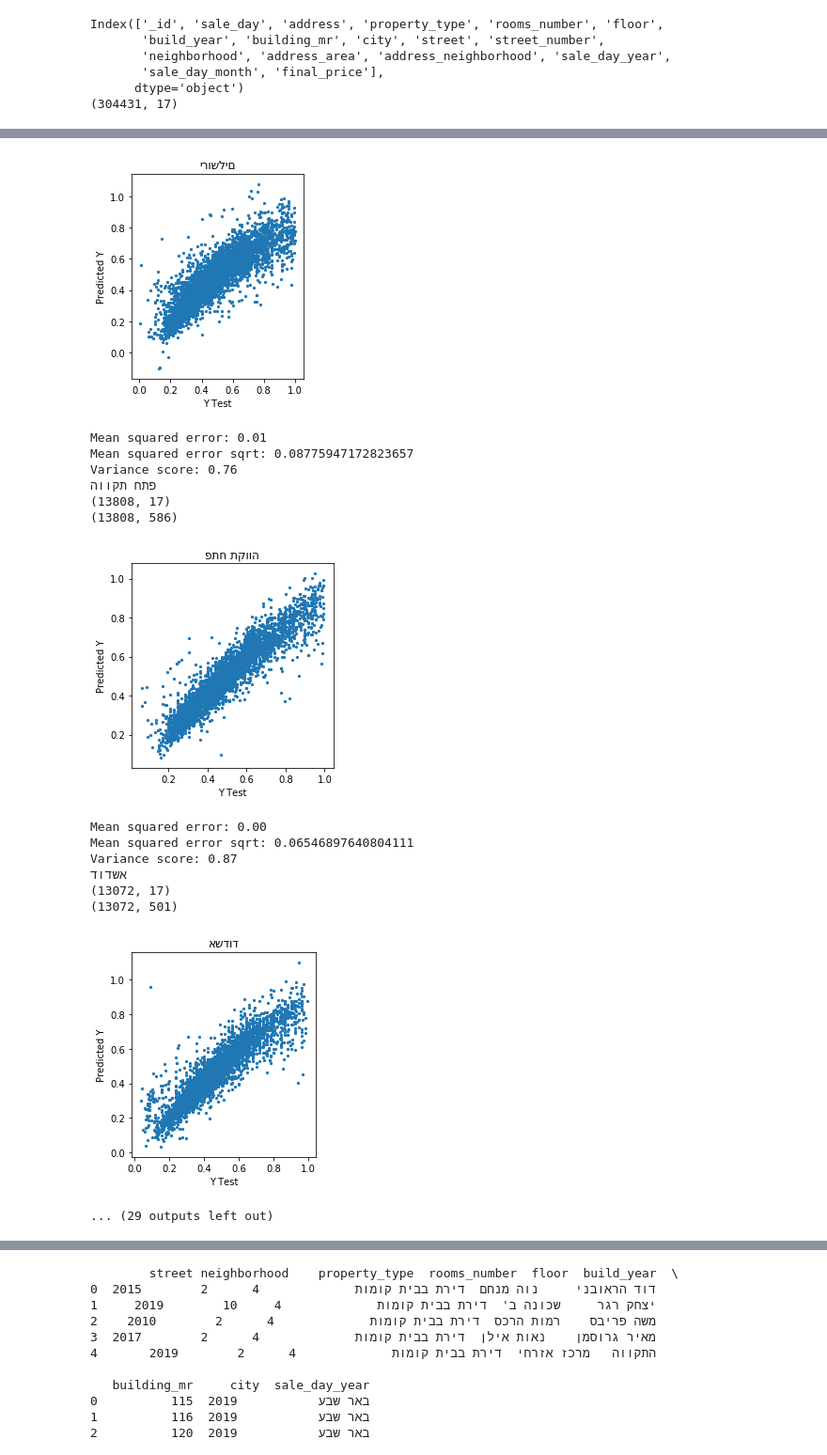
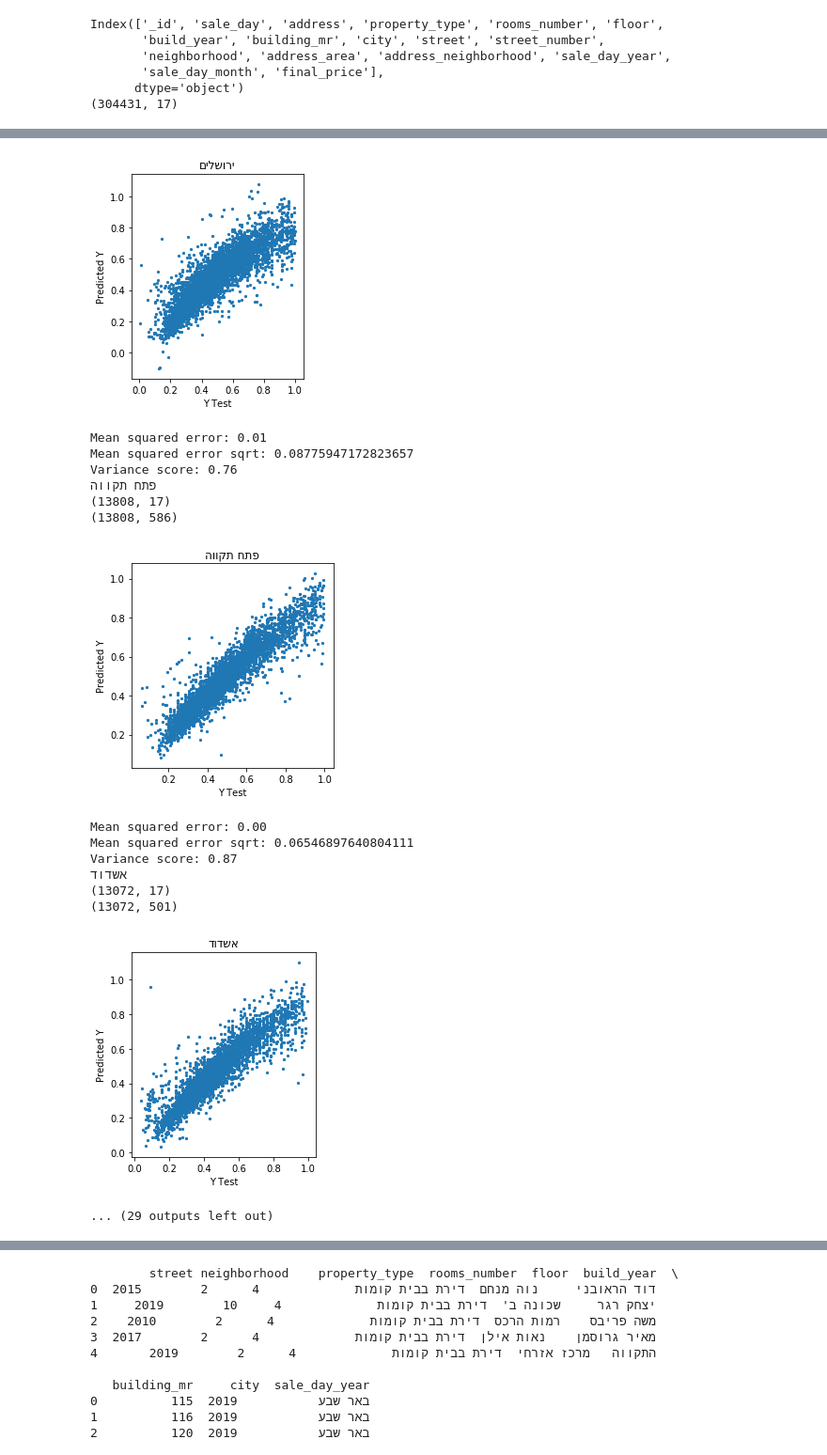
Before and after one commit to barzrcom/final-project, a Jupyter notebook: src/ml/ml/deals_regression.ipynb, the cells around one changed output, grey strips where cells are left out. Shown at 94% size. Cells and saved outputs as stored; diff of their text form; code cells hidden in the pictures.

Commit message:
use python-bidi package for plt titles

```diff
--- a/src/ml/ml/deals_regression.ipynb
+++ b/src/ml/ml/deals_regression.ipynb
@@ -117,7 +118,7 @@ for city in cities.keys():
 
     predictions = lm.predict(X_test)
     plt.scatter(y_test, predictions, s=5)
-    plt.title(city)
+    plt.title(bidialg.get_display(city))
     plt.xlabel('Y Test')
     plt.ylabel('Predicted Y')
 
@@ -133,34 +134,34 @@ for city in cities.keys():
 (21894, 17)
 (21894, 971)
 [figure]
 Mean squared error: 0.01
 Mean squared error sqrt: 0.10589628589495506
 Variance score: 0.71
 חיפה
 (20389, 17)
 (20389, 699)
 [figure]
 Mean squared error: 0.01
 Mean squared error sqrt: 0.08243761707914615
 Variance score: 0.85
 באר שבע
 (18111, 17)
 (18111, 607)
 [figure]
 Mean squared error: 0.01
 Mean squared error sqrt: 0.07145467269556886
 Variance score: 0.87
 ירושלים
 (20122, 17)
 (20122, 850)
 [figure]
 Mean squared error: 0.01
 Mean squared error sqrt: 0.08775947172823657
 Variance score: 0.76
 פתח תקווה
 (13808, 17)
 (13808, 586)
-[figure, old version]
+[figure, new version]
 Mean squared error: 0.00
 Mean squared error sqrt: 0.06546897640804111
 Variance score: 0.87
```
Also changed, not shown: parts of 2 cells of this notebook, 1 other file.
